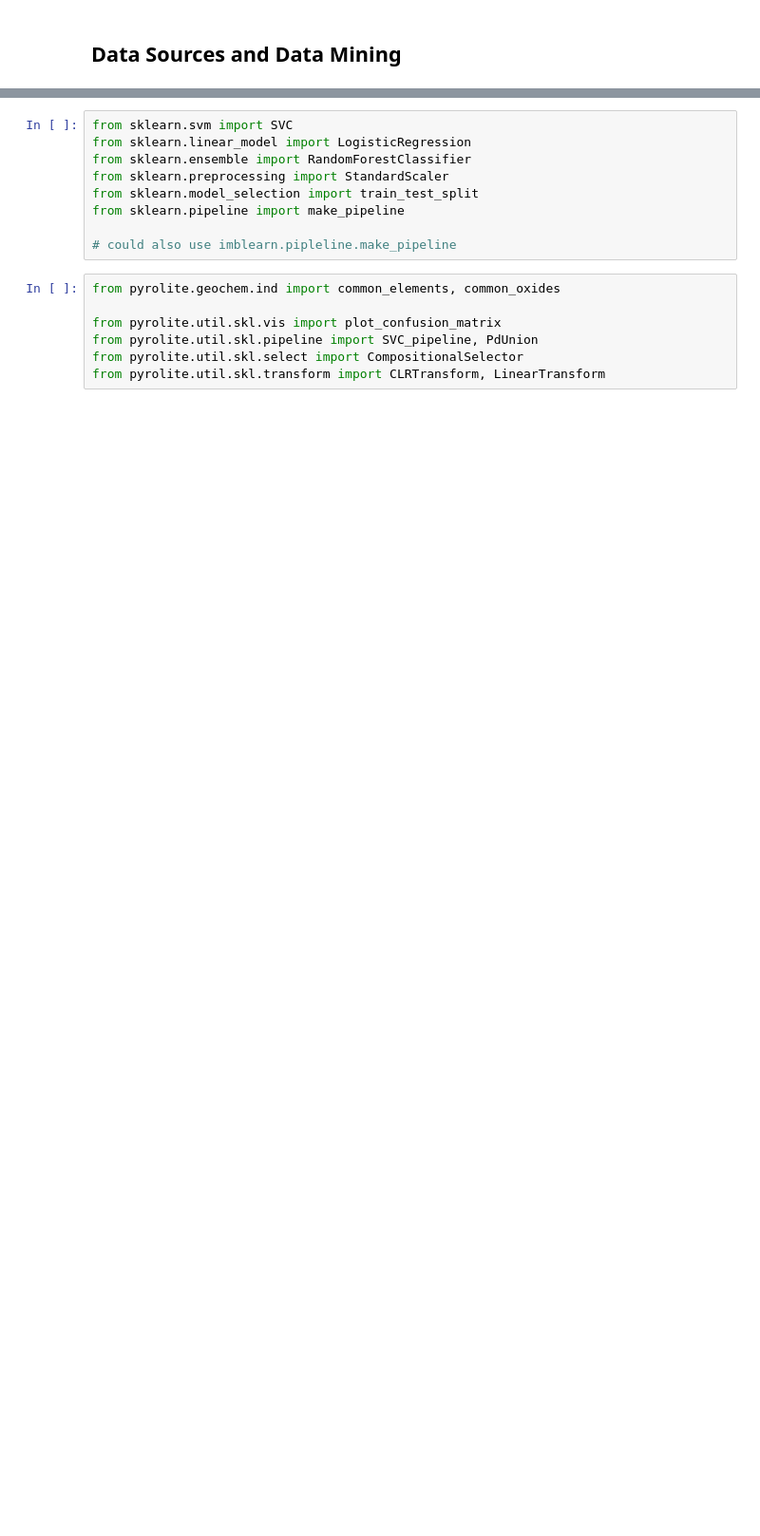
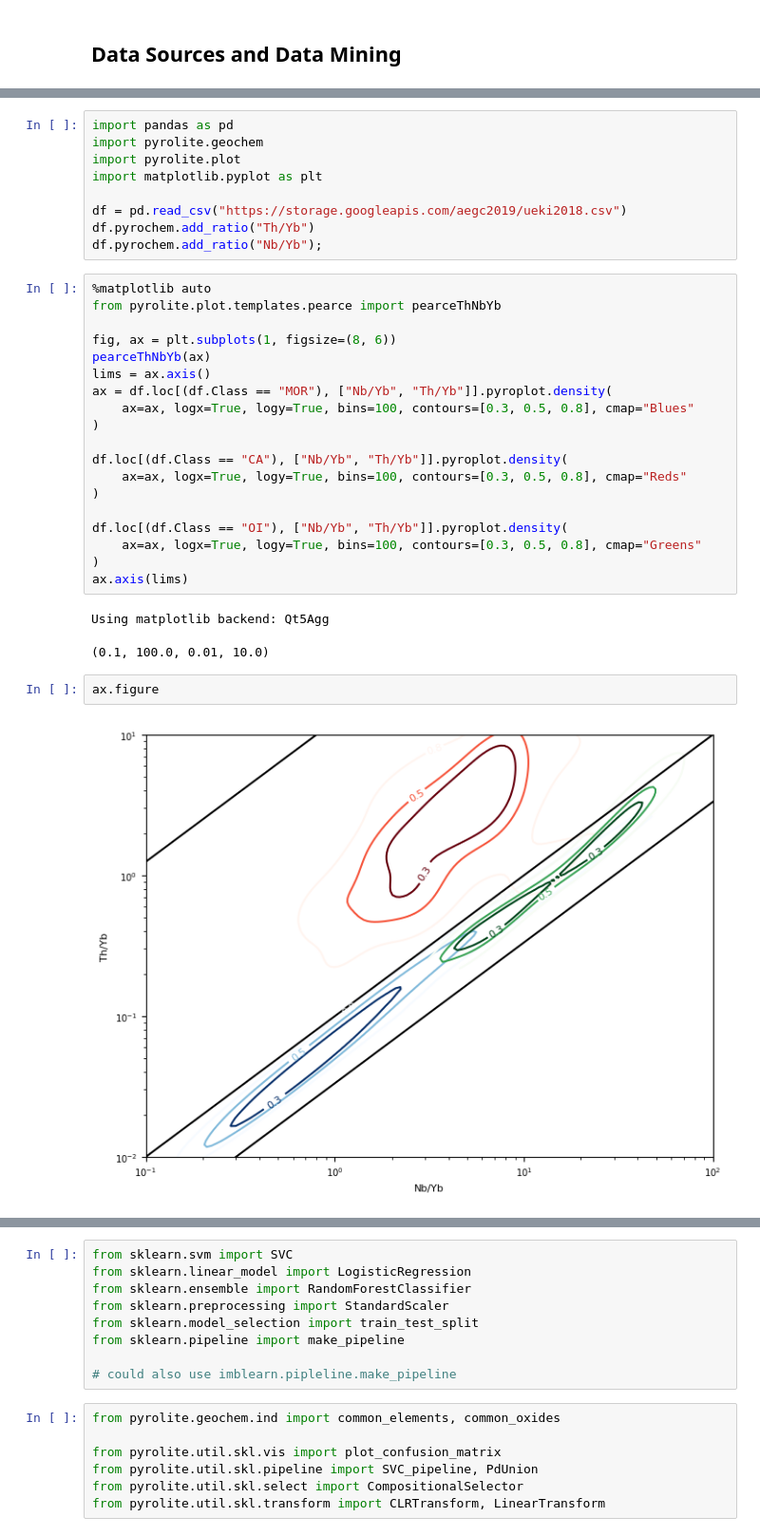
Before and after one commit to morganjwilliams/geochem4nickel, a Jupyter notebook: notebooks/1.1_Introduction.ipynb, the cells around one changed output, grey strips where cells are left out. Shown at 95% size. Drawn from its saved outputs; the diff is of its cells as text; blank space fills up the shorter version.

```diff
--- a/notebooks/1.1_Introduction.ipynb
+++ b/notebooks/1.1_Introduction.ipynb
@@ -143,3 +191,38 @@ Using open source software, and adopting open science practices:
+# %%
+import pandas as pd
+import pyrolite.geochem
+import pyrolite.plot
+import matplotlib.pyplot as plt
+
+df = pd.read_csv("https://storage.googleapis.com/aegc2019/ueki2018.csv")
+df.pyrochem.add_ratio("Th/Yb")
+df.pyrochem.add_ratio("Nb/Yb");
+# %%
+%matplotlib auto
+from pyrolite.plot.templates.pearce import pearceThNbYb
+
+fig, ax = plt.subplots(1, figsize=(8, 6))
+pearceThNbYb(ax)
+lims = ax.axis()
+ax = df.loc[(df.Class == "MOR"), ["Nb/Yb", "Th/Yb"]].pyroplot.density(
+    ax=ax, logx=True, logy=True, bins=100, contours=[0.3, 0.5, 0.8], cmap="Blues"
+)
+
+df.loc[(df.Class == "CA"), ["Nb/Yb", "Th/Yb"]].pyroplot.density(
+    ax=ax, logx=True, logy=True, bins=100, contours=[0.3, 0.5, 0.8], cmap="Reds"
+)
+
+df.loc[(df.Class == "OI"), ["Nb/Yb", "Th/Yb"]].pyroplot.density(
+    ax=ax, logx=True, logy=True, bins=100, contours=[0.3, 0.5, 0.8], cmap="Greens"
+)
+ax.axis(lims)
+# %% [output]
+Using matplotlib backend: Qt5Agg
+(0.1, 100.0, 0.01, 10.0)
+# %%
+ax.figure
+# %% [output]
+[figure, added]
 # %% [markdown]
 <img src="../img/ClassifierComparison.png" width="50%" style="display:inline;float: right; margin: 0px 15px 15px 0px;"/>
 
```
Also changed, not shown: parts of 29 cells of this notebook, 1 other file.
